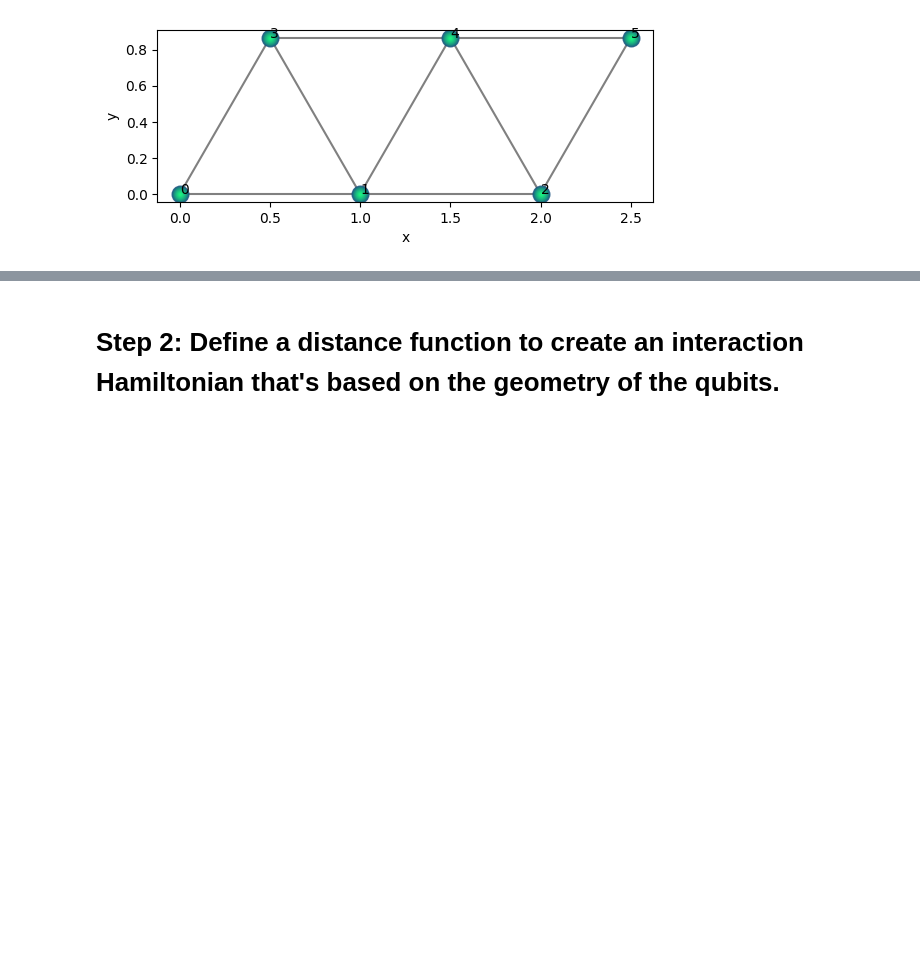
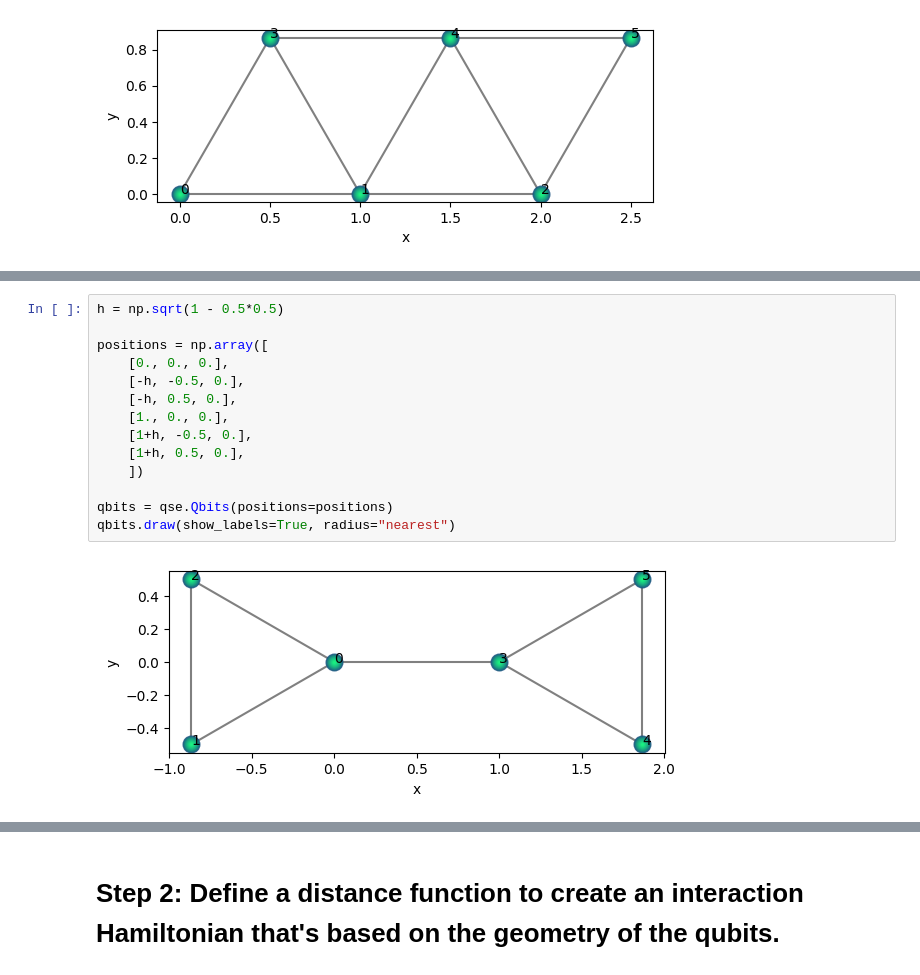
Before and after one commit to ICHEC/qse, a Jupyter notebook: examples/gate_based.ipynb, the cells around one changed output, grey strips where cells are left out. Saved outputs shown, nothing was run; the diff lists cells and outputs as text; blank space fills up the shorter version.

```diff
--- a/examples/gate_based.ipynb
+++ b/examples/gate_based.ipynb
@@ -31,0 +38,16 @@ qbits.draw(show_labels=True, radius="nearest")
+# %%
+h = np.sqrt(1 - 0.5*0.5)
+
+positions = np.array([
+    [0., 0., 0.],
+    [-h, -0.5, 0.],
+    [-h, 0.5, 0.],
+    [1., 0., 0.],
+    [1+h, -0.5, 0.],
+    [1+h, 0.5, 0.],
+    ])
+
+qbits = qse.Qbits(positions=positions)
+qbits.draw(show_labels=True, radius="nearest")
+# %% [output]
+[figure, added]
```
Also changed, not shown: parts of 13 cells of this notebook, 3 other files.
